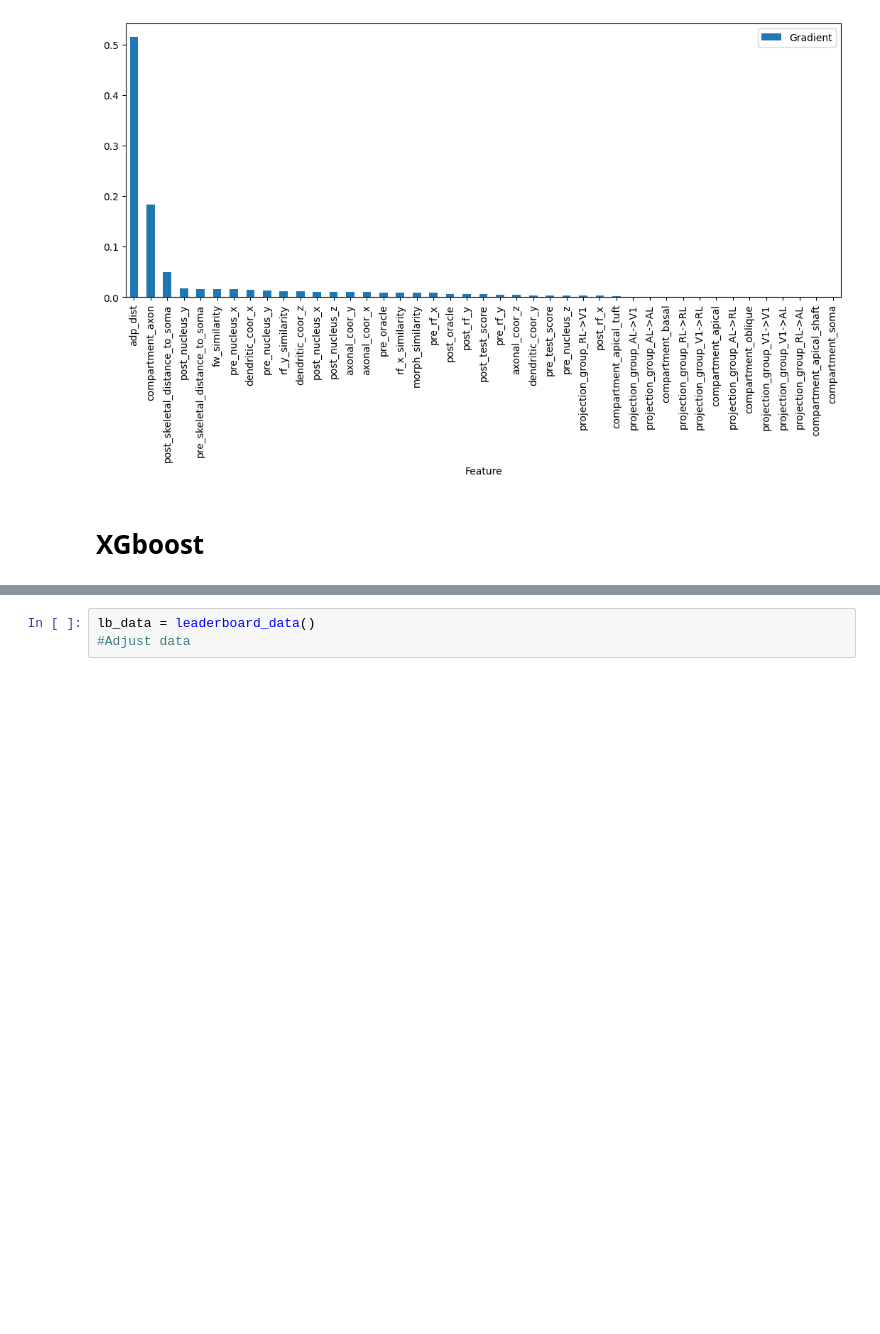
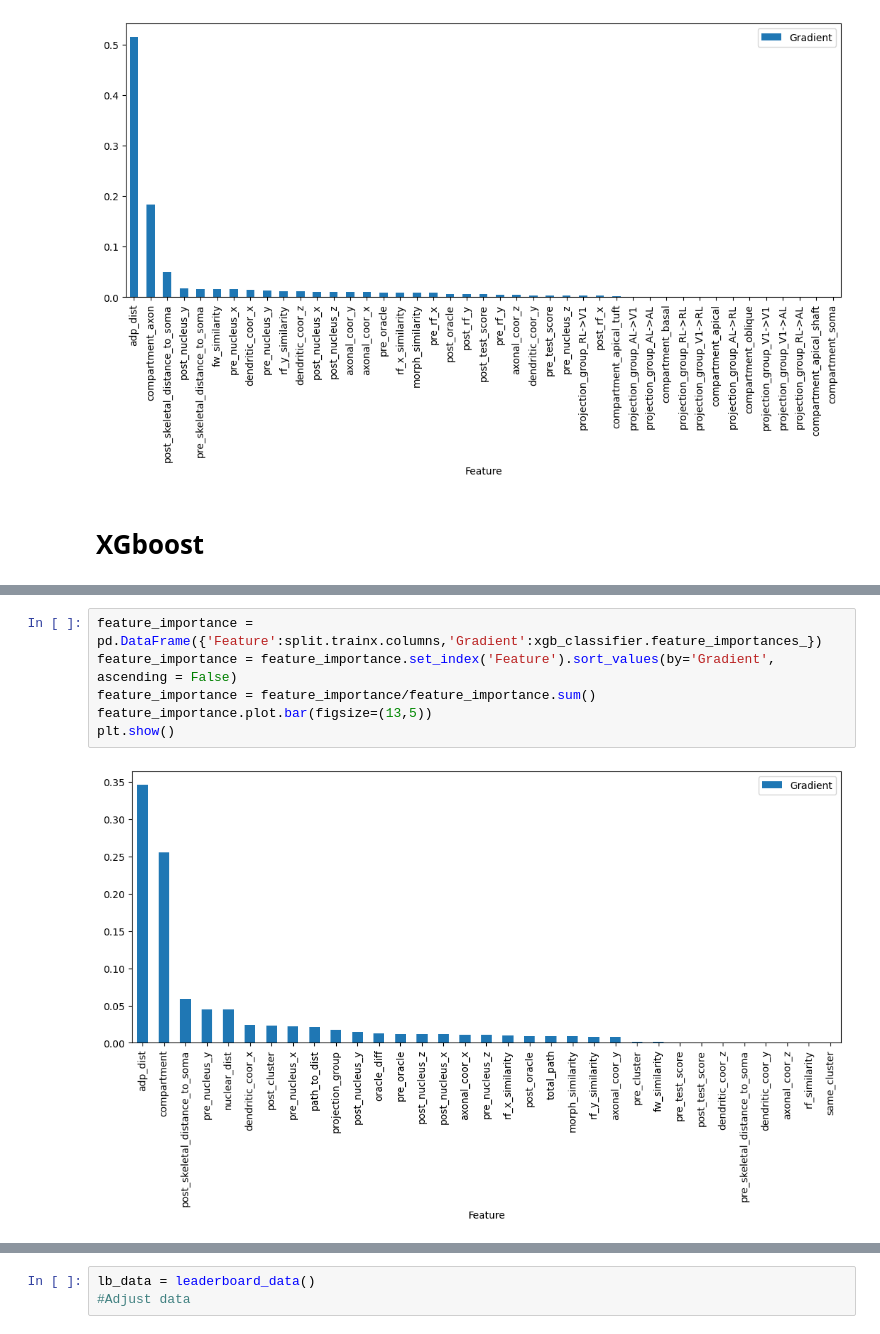
Before and after one commit to WNacci/Intro_to_ML_Competition, a Jupyter notebook: Main.ipynb, the cells around one changed output, grey strips where cells are left out. Drawn from its saved outputs; the diff is of its cells as text; blank space fills up the shorter version.

```diff
--- a/Main.ipynb
+++ b/Main.ipynb
@@ -308,0 +314,8 @@ Balanced Accuracy: 0.7313432010111182
+# %%
+feature_importance = pd.DataFrame({'Feature':split.trainx.columns,'Gradient':xgb_classifier.feature_importances_})
+feature_importance = feature_importance.set_index('Feature').sort_values(by='Gradient', ascending = False)
+feature_importance = feature_importance/feature_importance.sum()
+feature_importance.plot.bar(figsize=(13,5))
+plt.show()
+# %% [output]
+[figure, added]
```
Also changed, not shown: parts of 19 cells of this notebook, 3 other files.
